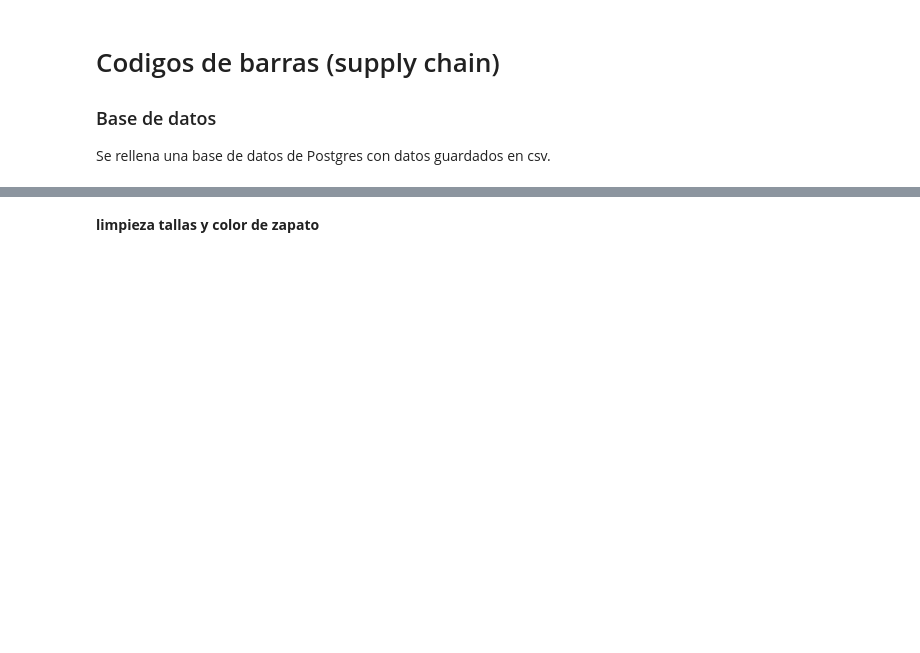
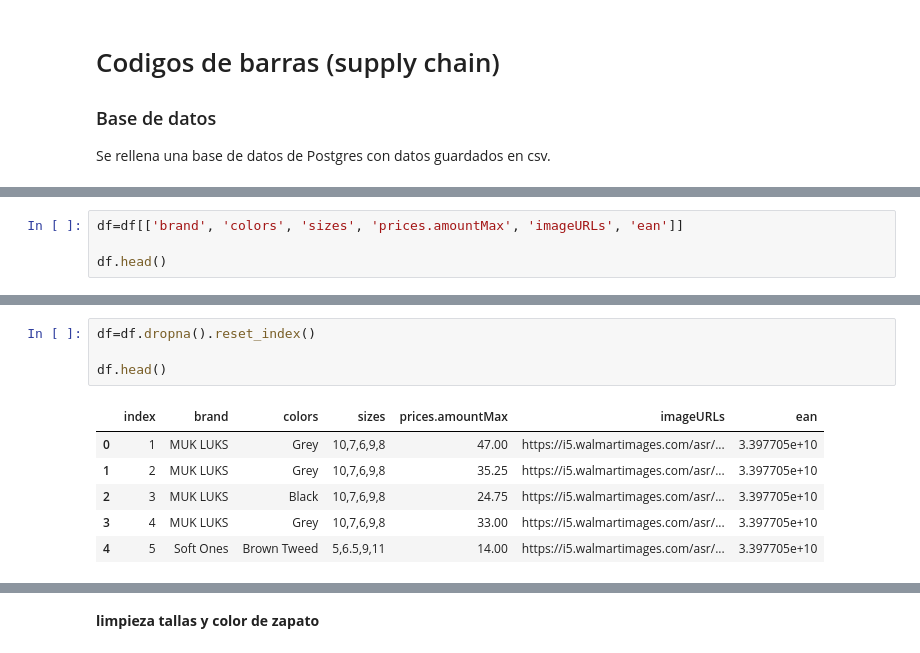
Before and after one commit to Ironhack-Data-Madrid-Enero-2021/Classroom-Materials, a Jupyter notebook: week_11/w11_d3 - ETL 3 (barcodes).ipynb, the cells around one changed output, grey strips where cells are left out. Cells and saved outputs as stored; diff of their text form; blank space fills up the shorter version.

```diff
--- a/week_11/w11_d3 - ETL 3 (barcodes).ipynb
+++ b/week_11/w11_d3 - ETL 3 (barcodes).ipynb
@@ -8,0 +43,4 @@ Se rellena una base de datos de Postgres con datos guardados en csv.
+# %%
+df=df[['brand', 'colors', 'sizes', 'prices.amountMax', 'imageURLs', 'ean']]
+
+df.head()
@@ -8,0 +54,11 @@ Se rellena una base de datos de Postgres con datos guardados en csv.
+# %%
+df=df.dropna().reset_index()
+
+df.head()
+# %% [output]
+|  | index | brand | colors | sizes | prices.amountMax | imageURLs | ean |
+| 0 | 1 | MUK LUKS | Grey | 10,7,6,9,8 | 47.00 | https://i5.walmartimages.com/asr/... | 3.397705e+10 |
+| 1 | 2 | MUK LUKS | Grey | 10,7,6,9,8 | 35.25 | https://i5.walmartimages.com/asr/... | 3.397705e+10 |
+| 2 | 3 | MUK LUKS | Black | 10,7,6,9,8 | 24.75 | https://i5.walmartimages.com/asr/... | 3.397705e+10 |
+| 3 | 4 | MUK LUKS | Grey | 10,7,6,9,8 | 33.00 | https://i5.walmartimages.com/asr/... | 3.397705e+10 |
+| 4 | 5 | Soft Ones | Brown Tweed | 5,6.5,9,11 | 14.00 | https://i5.walmartimages.com/asr/... | 3.397705e+10 |
```
Also changed, not shown: parts of 26 cells of this notebook, 21 other files.
